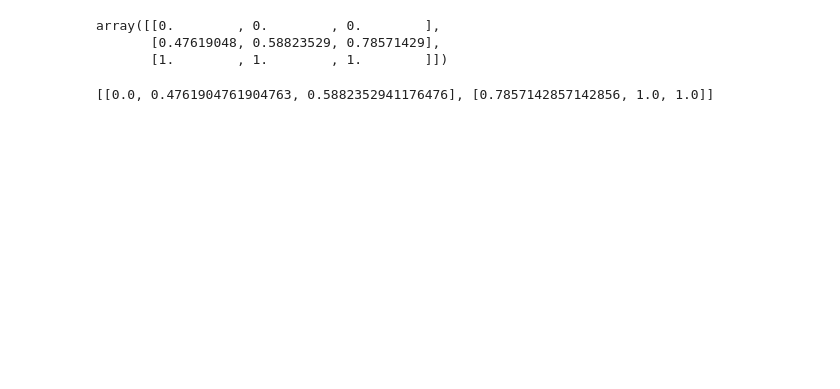
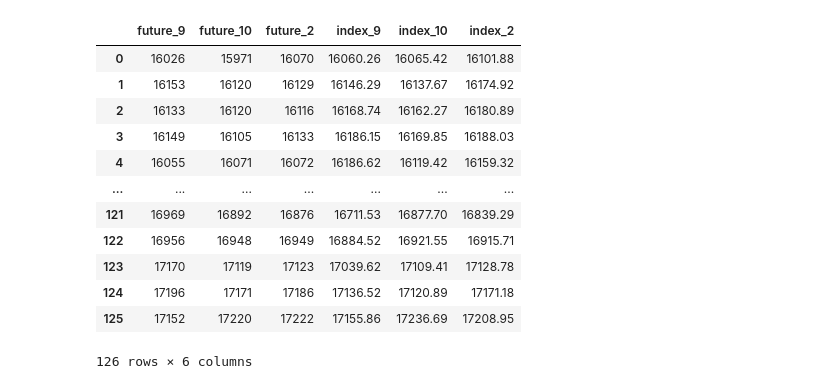
Before and after one commit to Spector3702/EasyGood-StockAI, a Jupyter notebook: models/GRU_10am.ipynb, the cells around one changed output. Drawn from its saved outputs; the diff is of its cells as text; code cells hidden in the pictures; blank space fills up the shorter version.

```diff
--- a/models/GRU_10am.ipynb
+++ b/models/GRU_10am.ipynb
@@ -22,29 +25,21 @@ df
 # %%
 # Sort data by date
-df = df.sort_values(by='date')
+df = df.sort_values(by='date_only')
 
 # Drop 'date' column for now
-df = df.drop(['date'], axis=1)
-
-# Normalize data
-scaler = MinMaxScaler()
-scaled_data = scaler.fit_transform(df)
-scaled_data
+df = df.drop(['date_only'], axis=1)
+df
 # %% [output]
+|  | future_9 | future_10 | future_2 | index_9 | index_10 | index_2 |
+| 0 | 16026 | 15971 | 16070 | 16060.26 | 16065.42 | 16101.88 |
+| 1 | 16153 | 16120 | 16129 | 16146.29 | 16137.67 | 16174.92 |
+| 2 | 16133 | 16120 | 16116 | 16168.74 | 16162.27 | 16180.89 |
+| 3 | 16149 | 16105 | 16133 | 16186.15 | 16169.85 | 16188.03 |
+| 4 | 16055 | 16071 | 16072 | 16186.62 | 16119.42 | 16159.32 |
+| ... | ... | ... | ... | ... | ... | ... |
+| 121 | 16969 | 16892 | 16876 | 16711.53 | 16877.70 | 16839.29 |
+| 122 | 16956 | 16948 | 16949 | 16884.52 | 16921.55 | 16915.71 |
+| 123 | 17170 | 17119 | 17123 | 17039.62 | 17109.41 | 17128.78 |
+| 124 | 17196 | 17171 | 17186 | 17136.52 | 17120.89 | 17171.18 |
+| 125 | 17152 | 17220 | 17222 | 17155.86 | 17236.69 | 17208.95 |
-array([[0.        , 0.        , 0.        ],
-       [0.47619048, 0.58823529, 0.78571429],
-       [1.        , 1.        , 1.        ]])
+126 rows × 6 columns
-# %%
-# Initialize X and y using the scaled data
-X, y = [], []
-
-# Column indices in scaled_data corresponding to '2pm', '9am', '10am'
-idx_2pm, idx_9am, idx_10am = df.columns.get_loc('2pm'), df.columns.get_loc('9am'), df.columns.get_loc('10am')
-
-for i in range(1, len(scaled_data)):
-    X.append([scaled_data[i-1, idx_2pm], scaled_data[i, idx_9am], scaled_data[i, idx_10am]])
-    y.append(scaled_data[i, idx_2pm])
-
-X
-# %% [output]
-[[0.0, 0.4761904761904763, 0.5882352941176476], [0.7857142857142856, 1.0, 1.0]]
```
Also changed, not shown: parts of 12 cells of this notebook.
